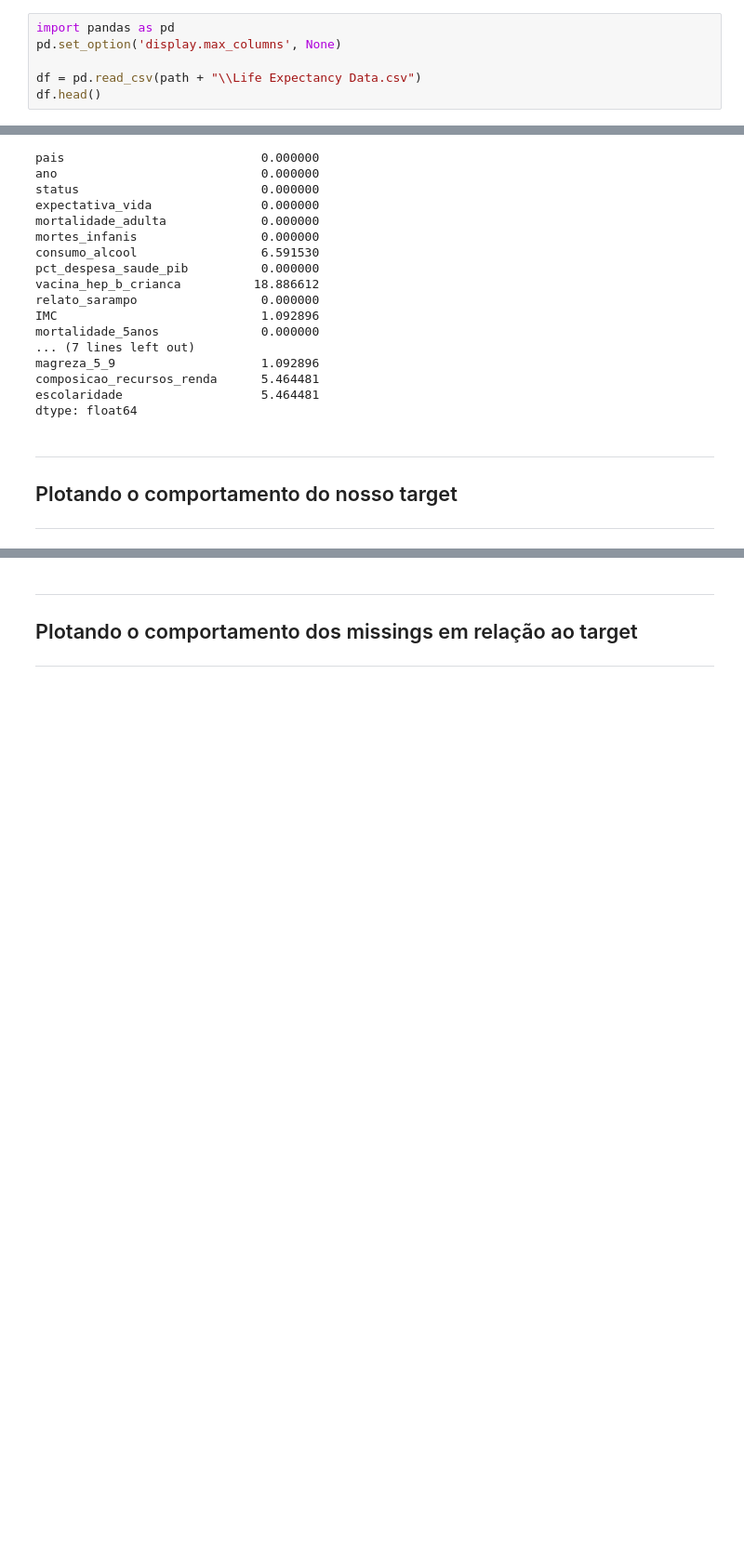
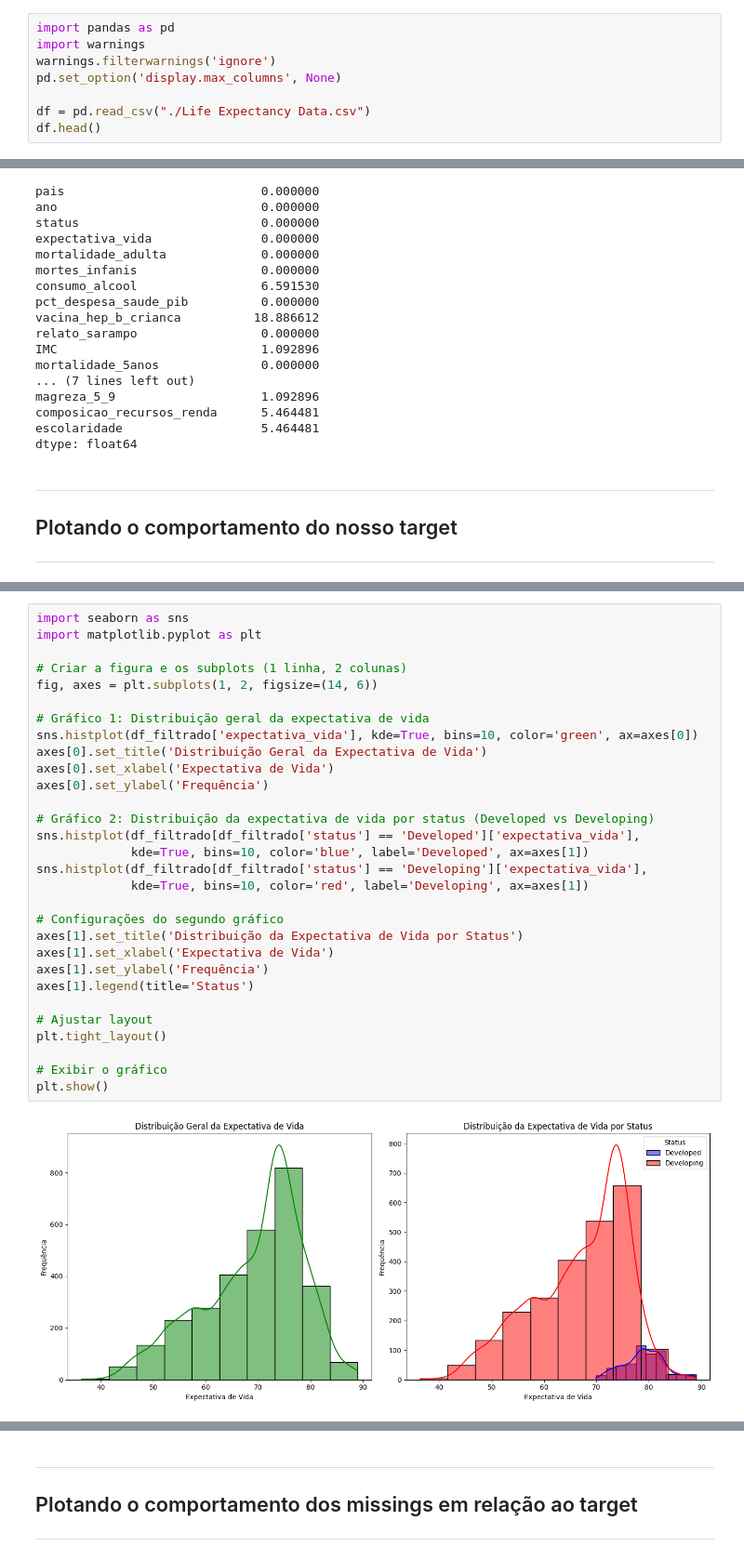
Before and after one commit to MariaLuizaLogrado/machine_learning_ufpr, a Jupyter notebook: teste.ipynb, the cells around one changed output, grey strips where cells are left out. Shown at 93% size. Saved outputs shown, nothing was run; the diff lists cells and outputs as text; blank space fills up the shorter version.

```diff
--- a/teste.ipynb
+++ b/teste.ipynb
@@ -10,8 +8,10 @@ Path to dataset files: C:\Users\798065\.cache\kagglehub\datasets\kumarajarshi\li
 # %%
 import pandas as pd
+import warnings
+warnings.filterwarnings('ignore')
 pd.set_option('display.max_columns', None)
 
-df = pd.read_csv(path + "\\Life Expectancy Data.csv")
+df = pd.read_csv("./Life Expectancy Data.csv")
 df.head()
 # %% [output]
 |  | Country | Year | Status | Life expectancy | Adult Mortality | infant deaths | Alcohol | ... |
@@ -189,0 +191,32 @@ Text(0, 0.5, 'Frequência')
+# %%
+import seaborn as sns
+import matplotlib.pyplot as plt
+
+# Criar a figura e os subplots (1 linha, 2 colunas)
+fig, axes = plt.subplots(1, 2, figsize=(14, 6))
+
+# Gráfico 1: Distribuição geral da expectativa de vida
+sns.histplot(df_filtrado['expectativa_vida'], kde=True, bins=10, color='green', ax=axes[0])
+axes[0].set_title('Distribuição Geral da Expectativa de Vida')
+axes[0].set_xlabel('Expectativa de Vida')
+axes[0].set_ylabel('Frequência')
+
+# Gráfico 2: Distribuição da expectativa de vida por status (Developed vs Developing)
+sns.histplot(df_filtrado[df_filtrado['status'] == 'Developed']['expectativa_vida'],
+             kde=True, bins=10, color='blue', label='Developed', ax=axes[1])
+sns.histplot(df_filtrado[df_filtrado['status'] == 'Developing']['expectativa_vida'],
+             kde=True, bins=10, color='red', label='Developing', ax=axes[1])
+
+# Configurações do segundo gráfico
+axes[1].set_title('Distribuição da Expectativa de Vida por Status')
+axes[1].set_xlabel('Expectativa de Vida')
+axes[1].set_ylabel('Frequência')
+axes[1].legend(title='Status')
+
+# Ajustar layout
+plt.tight_layout()
+
+# Exibir o gráfico
+plt.show()
+# %% [output]
+[figure, added]
```
Also changed, not shown: parts of 72 cells of this notebook, 1 other file.
